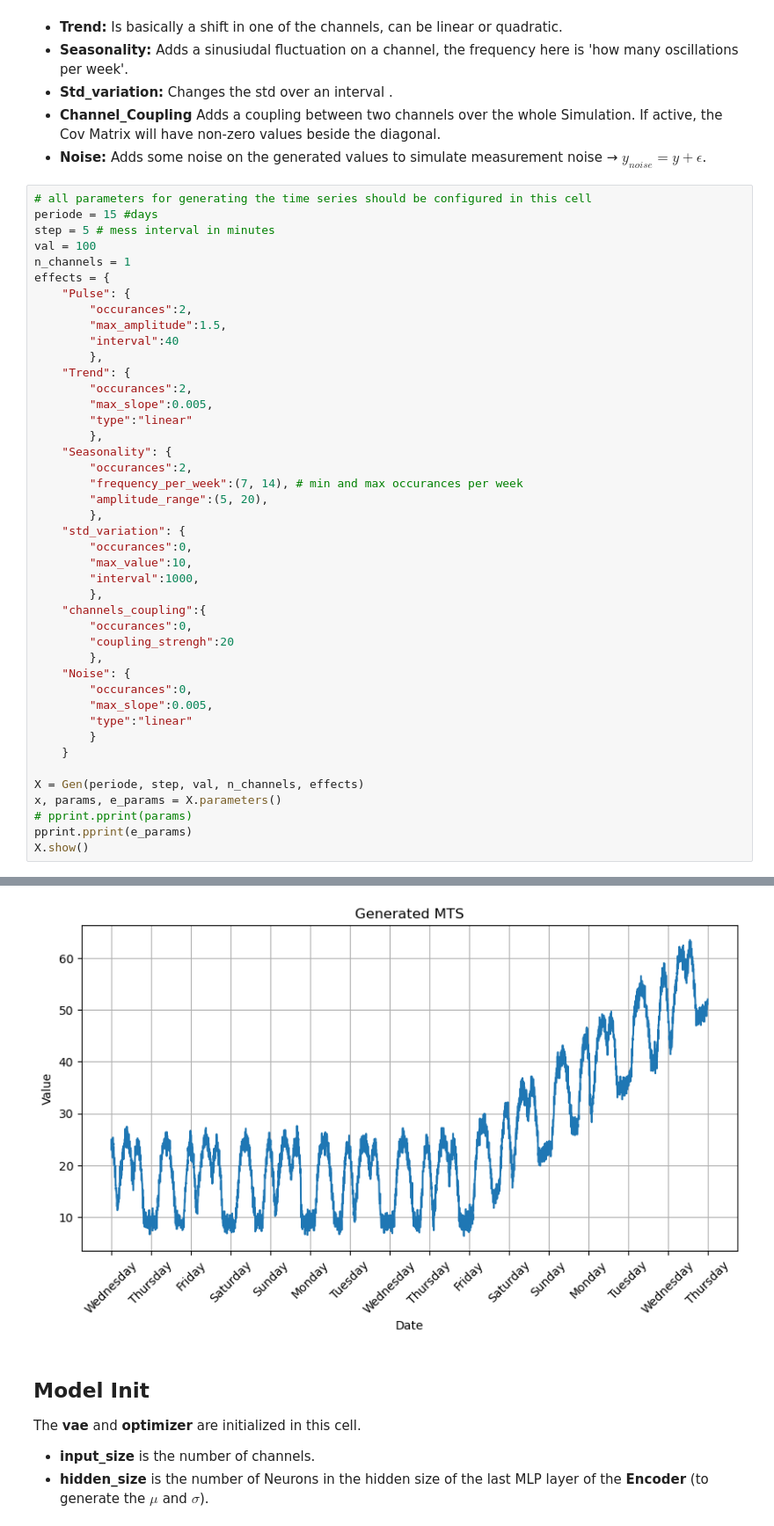
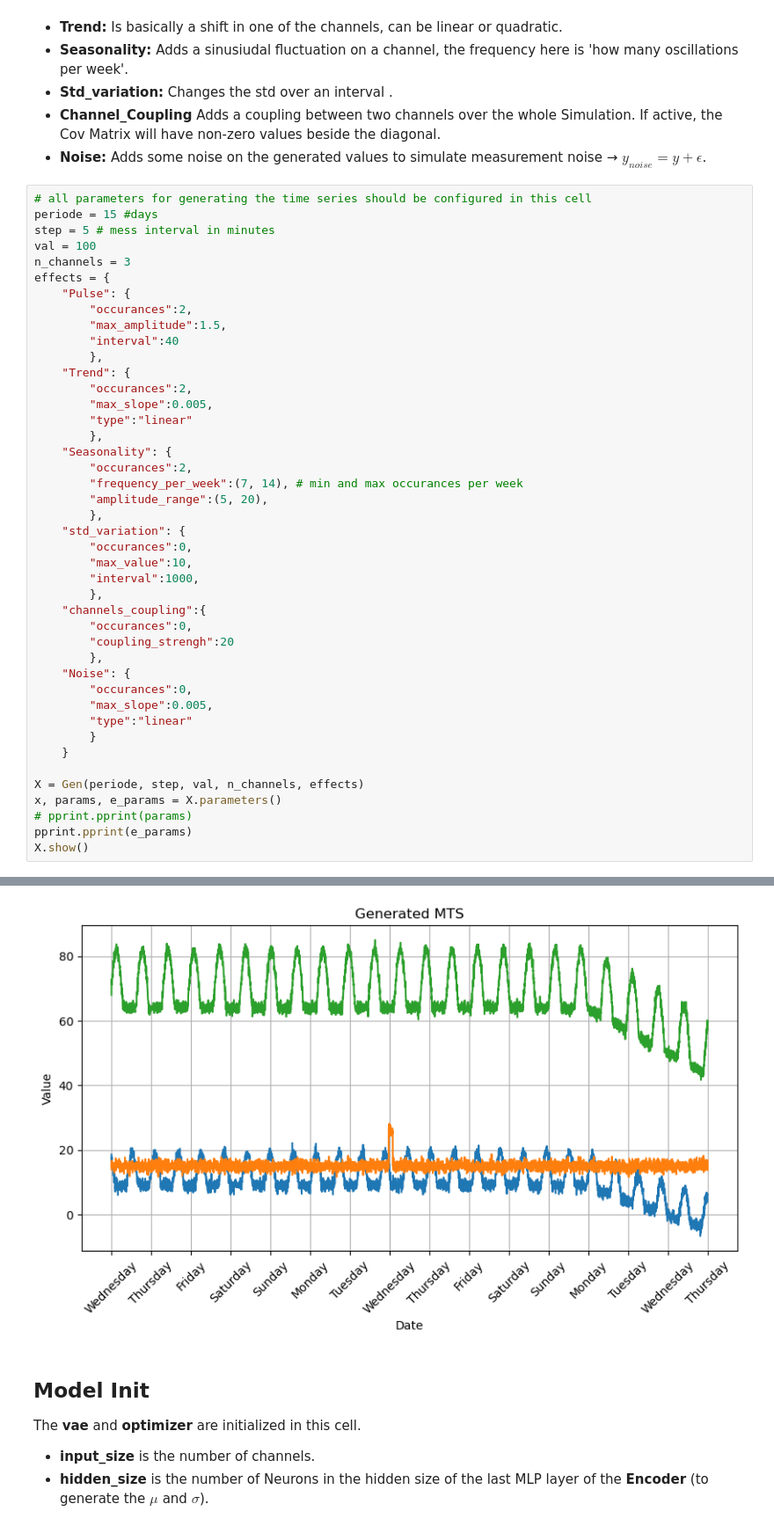
Before and after one commit to AnisKadri/VAE, a Jupyter notebook: draft_pipe.ipynb, the cells around one changed output, grey strips where cells are left out. Shown at 88% size. Saved outputs shown, nothing was run; the diff lists cells and outputs as text.

```diff
--- a/draft_pipe.ipynb
+++ b/draft_pipe.ipynb
@@ -50,7 +51,7 @@ All Effect but the **Noise** are applied on the mean and std level (internal) an
 periode = 15 #days
 step = 5 # mess interval in minutes
 val = 100
-n_channels = 1
+n_channels = 3
 effects = {
     "Pulse": {
         "occurances":2,
@@ -105,4 +106,4 @@ X.show()
-[figure, old version]
+[figure, new version]
 # %% [markdown]
 ## Model Init
 The **vae** and **optimizer** are initialized in this cell.
```
Also changed, not shown: parts of 11 cells of this notebook, 5 other files.
